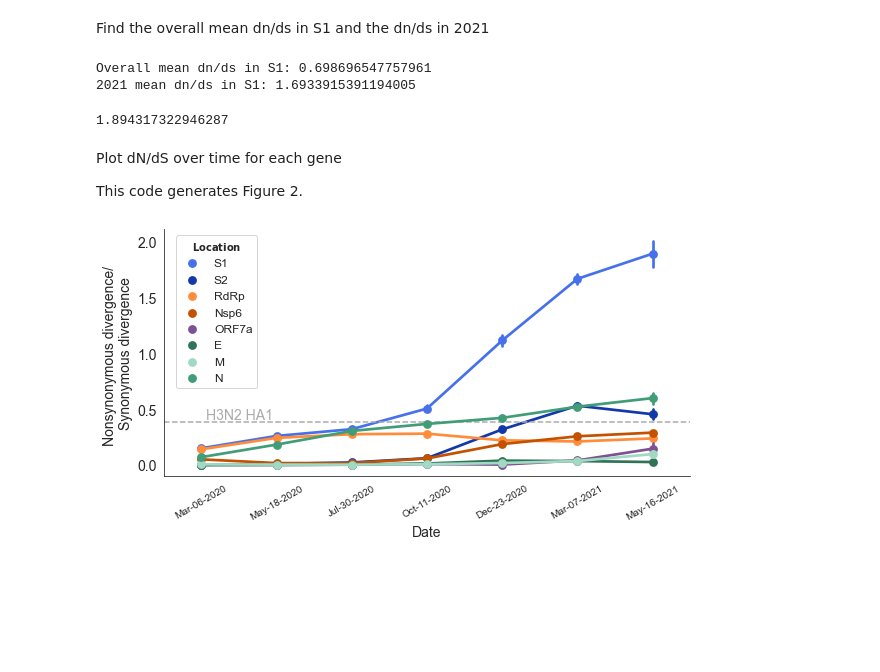
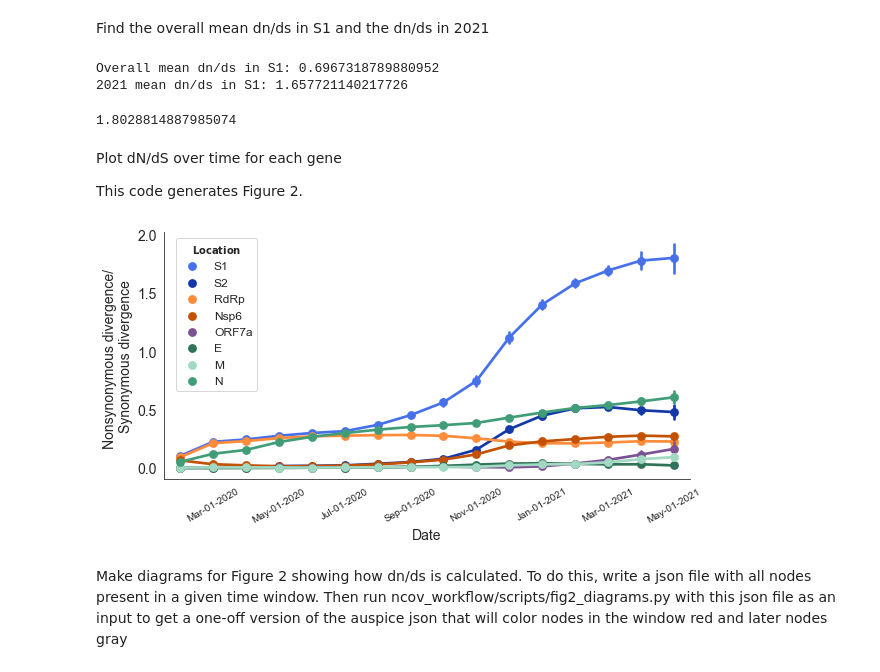
Before and after one commit to blab/sarscov2-adaptive-evolution, a Jupyter notebook: analysis/fig2-divergence.ipynb, the cells around one changed output. Cells and saved outputs as stored; diff of their text form; code cells hidden in the pictures; blank space fills up the shorter version.

Commit message:
example tree diagrams for fig 2

```diff
--- a/analysis/fig2-divergence.ipynb
+++ b/analysis/fig2-divergence.ipynb
@@ -114,0 +107,25 @@ denominators = find_nonsyn_syn_denominators()
+# %%
+def toYearFraction(date):
+    def sinceEpoch(date): # returns seconds since epoch
+        return time.mktime(date.timetuple())
+    s = sinceEpoch
+
+    year = date.year
+    startOfThisYear = datetime(year=year, month=1, day=1)
+    startOfNextYear = datetime(year=year+1, month=1, day=1)
+
+    yearElapsed = s(date) - s(startOfThisYear)
+    yearDuration = s(startOfNextYear) - s(startOfThisYear)
+    fraction = yearElapsed/yearDuration
+
+    return date.year + fraction
+# %%
+# find the end date of the build
+
+last_timepoint = 0
+for node in tree.find_clades():
+    if node.node_attrs['num_date']['value'] > last_timepoint:
+        last_timepoint = node.node_attrs['num_date']['value']
+
+last_date = DateToStr(last_timepoint)
+last_date = datetime.strptime(last_date, '%b-%d-%Y')
@@ -262,4 +346,2 @@ def find_divergence_in_window(window_len=0.2):
 # %% [markdown]
 Generate a dataframe containing dN/dS information for each gene and temporal window
-# %%
-window_dnds = find_divergence_in_window()
@@ -269,44 +353,55 @@ Find the overall mean dn/ds in S1 and the dn/ds in 2021
 mean_overall = window_dnds[window_dnds['location']=='S1']['dn/ds'].mean()
 print(f'Overall mean dn/ds in S1: {mean_overall}')
 
-mean_2021 = window_dnds[(window_dnds['location']=='S1')& (window_dnds['window_start']>=2020.9)]['dn/ds'].mean()
+mean_2021 = window_dnds[(window_dnds['location']=='S1')& (window_dnds['window_start_decimal']>=2021)]['dn/ds'].mean()
 print(f'2021 mean dn/ds in S1: {mean_2021}')
 # %% [output]
-Overall mean dn/ds in S1: 0.698696547757961
-2021 mean dn/ds in S1: 1.6933915391194005
+Overall mean dn/ds in S1: 0.6967318789880952
+2021 mean dn/ds in S1: 1.657721140217726
 # %%
-most_recent = window_dnds[(window_dnds['location']=='S1')& (window_dnds['window_end']>=2021.3)]['dn/ds'].mean()
+most_recent = window_dnds[(window_dnds['location']=='S1')& (window_dnds['window_midpoint']=='May-01-2021')]['dn/ds'].mean()
 print(most_recent)
 # %% [output]
-1.894317322946287
+1.8028814887985074
 # %% [markdown]
 Plot dN/dS over time for each gene
 
 This code generates Figure 2.
+# %%
+# use window_start_decimal to plot dn/ds over time (so that timepoints get ordered properly),
+# but window_midpoint to label them, to make plot more human readable
+
+time_window_label = {x['window_start_decimal']:x['window_midpoint'] for x in time_windows}
 # %%
 fig, ax = plt.subplots(figsize=(8,4))
 plt.tight_layout()
 sns.set_style("white")
 cmap = {'RdRp':"#ff8c3a", 'S1':"#4770eb", 'E': '#307358', 'N': '#419D78',
         'M': '#a2d9c3', 'S2': '#1238aa', 'Nsp6':"#c35100", 'ORF7a':'#7c5295'}
 
-sns.pointplot(x='window_end', y='dn/ds', hue='location', palette=cmap,
+sns.pointplot(x='window_start_decimal', y='dn/ds', hue='location', palette=cmap,
               data=window_dnds, hue_order=['S1', 'S2', 'RdRp', 'Nsp6', 'ORF7a', 'E', 'M', 'N'],
               ci=95, ax=ax)
 sns.despine(left=False, bottom=False)
 ax.set_xlabel('Date', fontsize=14)
 ax.set_ylabel('Nonsynonymous divergence/ \nSynonymous divergence', fontsize=14)
 ax.tick_params(axis='y', which='major', labelsize=14)
 ax.set_xticks([p for p in ax.get_xticks()])
-ax.set_xticklabels([DateToStr(float(t.get_text())) for t in ax.get_xticklabels()], rotation=30)
+ax.set_xticklabels([time_window_label[float(t.get_text())] for t in ax.get_xticklabels()], rotation=30)
+
+#label every other point, for legibility
+for label in ax.xaxis.get_ticklabels()[::2]:
+    label.set_visible(False)
 
 
 handles, labels = ax.get_legend_handles_labels()
 lgd = ax.legend(handles, labels, loc='upper center', fontsize=12, bbox_to_anchor=(0.1, 1.0),
                  title = r'$\bf{Location}$')
-ax.axhline(y=0.39, color="#ABABAB", linestyle = '--')
-ax.annotate(text='H3N2 HA1', xy=(0.08, 0.23), xycoords='axes fraction', color="#ABABAB", fontsize=14)
+# ax.axhline(y=0.39, color="#ABABAB", linestyle = '--')
+# ax.annotate(text='H3N2 HA1', xy=(0.08, 0.25), xycoords='axes fraction', color="#ABABAB", fontsize=14)
 
 fig.savefig('plots/fig2_divergence.png', dpi=300, bbox_inches='tight')
 # %% [output]
-[figure, old version]
+[figure, new version]
+# %% [markdown]
+Make diagrams for Figure 2 showing how dn/ds is calculated. To do this, write a json file with all nodes present in a given time window. Then run ncov_workflow/scripts/fig2_diagrams.py with this json file as an input to get a one-off version of the auspice json that will color nodes in the window red and later nodes gray
```
Also changed, not shown: parts of 9 cells of this notebook, 21 other files.
